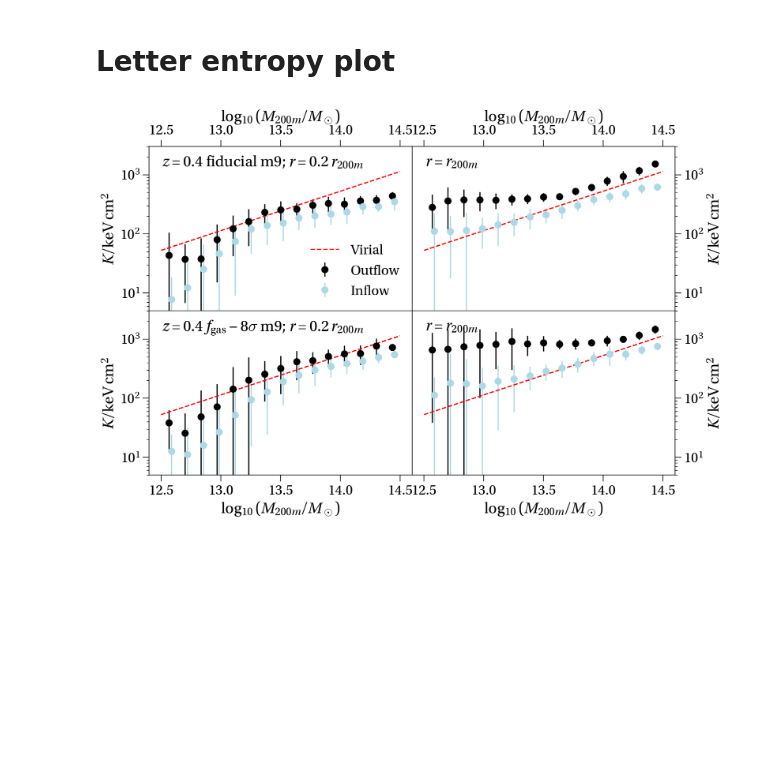
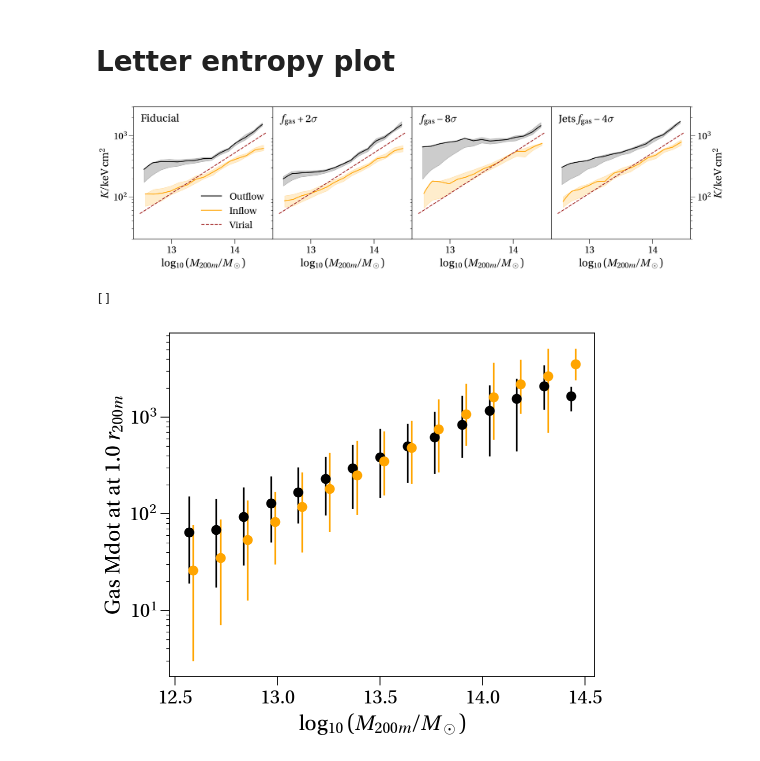
Before and after one commit to apontzen/flamingo_tangos_properties, a Jupyter notebook: paper_plots.ipynb, the cells around one changed output. Drawn from its saved outputs; the diff is of its cells as text; code cells hidden in the pictures; blank space fills up the shorter version.

```diff
--- a/paper_plots.ipynb
+++ b/paper_plots.ipynb
@@ -261,12 +266,12 @@ def make_plot_at_radius(tsnum, property, at=1.0, relative=True, log=False, weigh
         outflow_full_property_name = f'{norm} * abs({outflow_full_property_name})'
         inflow_full_property_name = f'{norm} * abs({inflow_full_property_name})'
     fa.make_binned_by_mass_plot(outflow_full_property_name,
-                                plot_kwargs={'color': 'black'},
+                                plot_kwargs={'color': 'black', 'label': 'Outflow'},
                                 ts_name=f"{boxname}/%{tsnum}.hdf5",
                                 use_band=use_band, error_range=error_range,
                                 weight_property_name=f'at({log_at}, gas_mdot_outflow{suffix})' if weight else None)
     fa.make_binned_by_mass_plot(inflow_full_property_name,
-                                plot_kwargs={'color': 'lightblue'},
+                                plot_kwargs={'color': 'orange', 'label': 'Inflow'},
                                 ts_name=f"{boxname}/%{tsnum}.hdf5",
                                 use_band=use_band, error_range=error_range,
                                 weight_property_name=f'at({log_at}, gas_mdot_inflow{suffix})' if weight else None,
@@ -288,31 +293,68 @@ def make_virial_entropy_plot(tsnum, at=1.0, relative=True, boxname=r"%360%FIDUCI
     K1 = (vs.entropy(10**12.5, z=z))
     K2 = (vs.entropy(10**14.5, z=z))
 
-    p.plot([12.5, 14.5], [K1*internal_to_keV_cm2, K2*internal_to_keV_cm2], color='red', linestyle='--')
+    p.plot([12.5, 14.5], [K1*internal_to_keV_cm2, K2*internal_to_keV_cm2], color='brown', linestyle='--', label='Virial')
     p.title(f"z={z:.1f}")
-    p.legend(['Virial', 'Outflow', 'Inflow'])
+    p.legend()
     p.semilogy()
 # %%
 snapnum = 4
 
 redshift = db.get_timestep(f'%720%/%{snapnum}.hdf5').redshift
 
-v_entrop_kwargs = {'relative': True, 'error_range': 'std', 'weight': True}
+v_entrop_kwargs = {'relative': True,
+                   'error_range': (32, 68),
+                   'weight': True,
+                   'use_band': True}
+ylim = (20., 3e3)
+ylabel = r"$K/{\rm keV\,cm^2}$"
 
-p.figure(figsize=(12,7))
-ylim = (5e0, 3e3)
-ylabel = r"$K/{\rm keV\,cm^2}$"
-p.subplot(221)
-make_virial_entropy_plot(snapnum, at=0.2, **v_entrop_kwargs)
+p.figure(figsize=(18,4))
+
+
+p.subplot(141)
+
+make_virial_entropy_plot(snapnum, at=1.0, **v_entrop_kwargs)
 p.ylim(ylim)
 p.ylabel(ylabel)
 p.title("")
-p.gca().xaxis.set_ticks_position('top')
-p.gca().xaxis.set_label_position('top')
-p.text(0.05, 0.95, fr"$z={redshift:.1f}$ fiducial m9; $r=0.2\, r_{{200m}}$",
+p.text(0.05, 0.95, fr"Fiducial",
       transform=p.gca().transAxes, verticalalignment='top', horizontalalignment='left')
 
-p.subplot(222)
+p.subplot(142)
+make_virial_entropy_plot(snapnum, at=1.0, **v_entrop_kwargs, boxname='%WEAK%')
+p.ylim(ylim)
+p.ylabel("")
+p.title("")
+fa.remove_existing_legend()
+p.gca().set_yticks([])
+p.text(0.05, 0.95, r"$f_{\rm gas} + 2 \sigma$",
+      transform=p.gca().transAxes, verticalalignment='top', horizontalalignment='left')
+
+p.subplot(143)
+make_virial_entropy_plot(snapnum, at=1.0, **v_entrop_kwargs, boxname='%STRONGEST%')
+p.ylim(ylim)
+p.ylabel("")
+p.title("")
+fa.remove_existing_legend()
+p.gca().set_yticks([])
+p.text(0.05, 0.95, r"$f_{\rm gas} - 8 \sigma$",
+      transform=p.gca().transAxes, verticalalignment='top', horizontalalignment='left')
+
+p.subplot(144)
+make_virial_entropy_plot(snapnum, at=1.0, **v_entrop_kwargs, boxname='%JETS_STRONGER%')
+p.ylim(ylim)
+p.ylabel(ylabel)
+p.title("")
+p.gca().yaxis.set_label_position('right')
+p.gca().yaxis.set_ticks_position('right')
+fa.remove_existing_legend()
+p.text(0.05, 0.95, r"Jets $f_{\rm gas} - 4 \sigma$",
+      transform=p.gca().transAxes, verticalalignment='top', horizontalalignment='left')
+
+
+"""
+p.subplot(412)
 make_virial_entropy_plot(snapnum, at=1.0, **v_entrop_kwargs)
 p.title("")
 p.title("")
@@ -321,31 +363,40 @@ p.gca().xaxis.set_label_position('top')
 p.ylim(ylim)
 p.ylabel(ylabel)
 p.gca().yaxis.set_ticks_position('right')
 p.gca().yaxis.set_label_position('right')
 fa.remove_existing_legend()
 p.text(0.05, 0.95, r"$r=r_{200m}$",
       transform=p.gca().transAxes, verticalalignment='top', horizontalalignment='left')
 
 p.subplot(223)
 make_virial_entropy_plot(snapnum, at=0.2, **v_entrop_kwargs, boxname="%360%STRONGEST%")
 p.title("")
 fa.remove_existing_legend()
 p.ylabel(ylabel)
 p.ylim(ylim)
 p.text(0.05, 0.95, fr"$z={redshift:.1f}$ $f_{{\rm gas}} - 8\sigma$ m9; $r=0.2\, r_{{200m}}$",
       transform=p.gca().transAxes, verticalalignment='top', horizontalalignment='left')
 
 p.subplot(224)
 make_virial_entropy_plot(snapnum, at=1.0, **v_entrop_kwargs, boxname="%360%STRONGEST%")
 p.ylabel(ylabel)
 p.ylim(ylim)
 p.gca().yaxis.set_ticks_position('right')
 p.gca().yaxis.set_label_position('right')
 p.title("")
 p.text(0.05, 0.95, r"$r=r_{200m}$",
       transform=p.gca().transAxes, verticalalignment='top', horizontalalignment='left')
 
 fa.remove_existing_legend()
+"""
+
 p.subplots_adjust(hspace=0, wspace=0)
+p.savefig('entropy_letter_fig.pdf', bbox_inches='tight')
 # %% [output]
-[figure, old version]
+[figure, new version]
+# %%
+make_plot_at_radius(4, property='gas_mdot', at=1.0, relative=True, error_range=(5,95), boxname="%360%WEAK%")
+p.semilogy()
+# %% [output]
+[]
+[figure, added]
```
Also changed, not shown: parts of 2 cells of this notebook, 2 other files.
